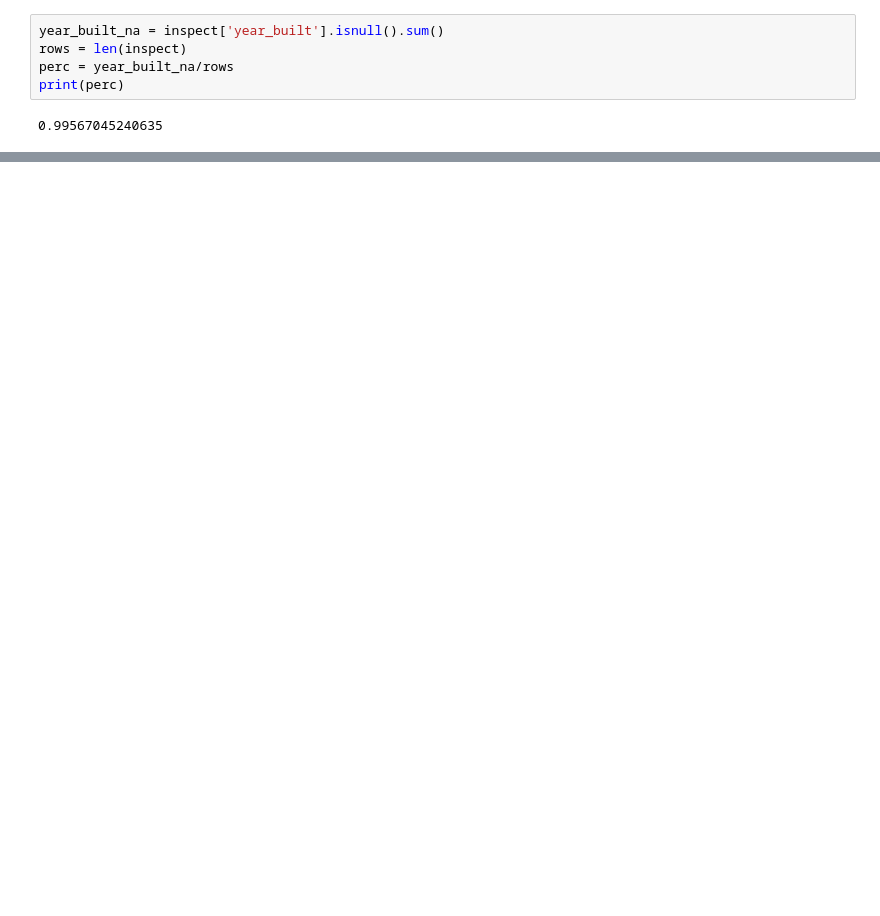
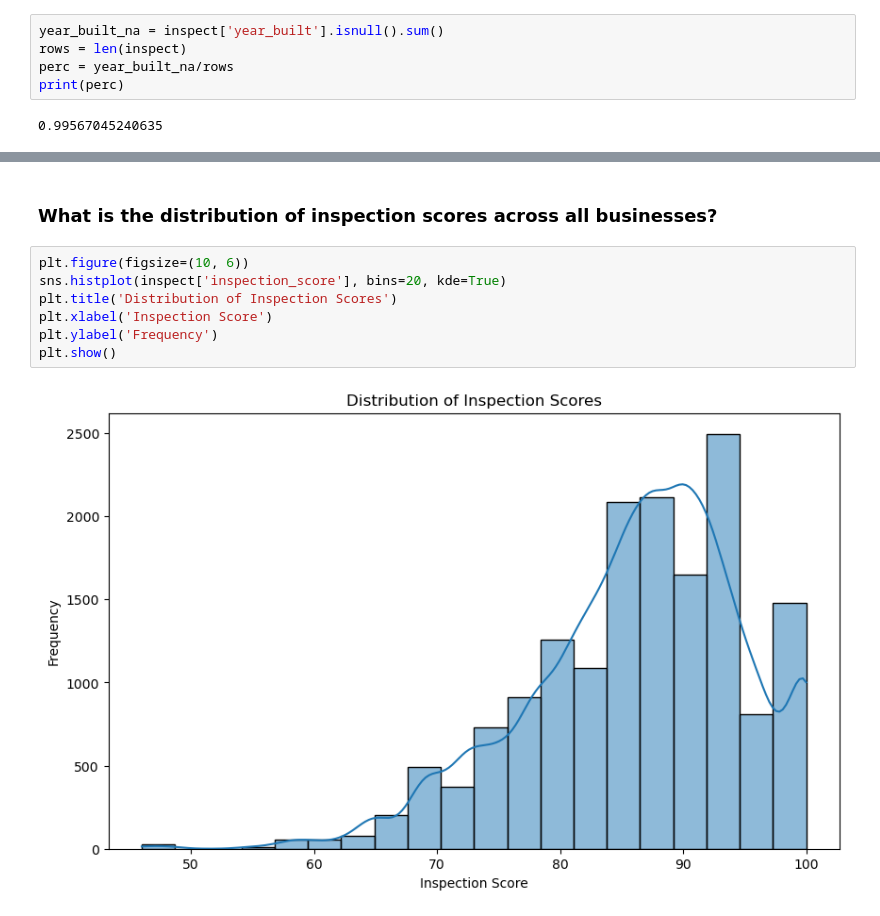
Before and after one commit to mchang674/ads-508-team-project, a Jupyter notebook: Data_ingest.ipynb, the cells around one changed output, grey strips where cells are left out. Saved outputs shown, nothing was run; the diff lists cells and outputs as text; blank space fills up the shorter version.

```diff
--- a/Data_ingest.ipynb
+++ b/Data_ingest.ipynb
@@ -401,0 +449,11 @@ print(perc)
+# %% [markdown]
+### What is the distribution of inspection scores across all businesses?
+# %%
+plt.figure(figsize=(10, 6))
+sns.histplot(inspect['inspection_score'], bins=20, kde=True)
+plt.title('Distribution of Inspection Scores')
+plt.xlabel('Inspection Score')
+plt.ylabel('Frequency')
+plt.show()
+# %% [output]
+[figure, added]
```
Also changed, not shown: parts of 25 cells of this notebook.
